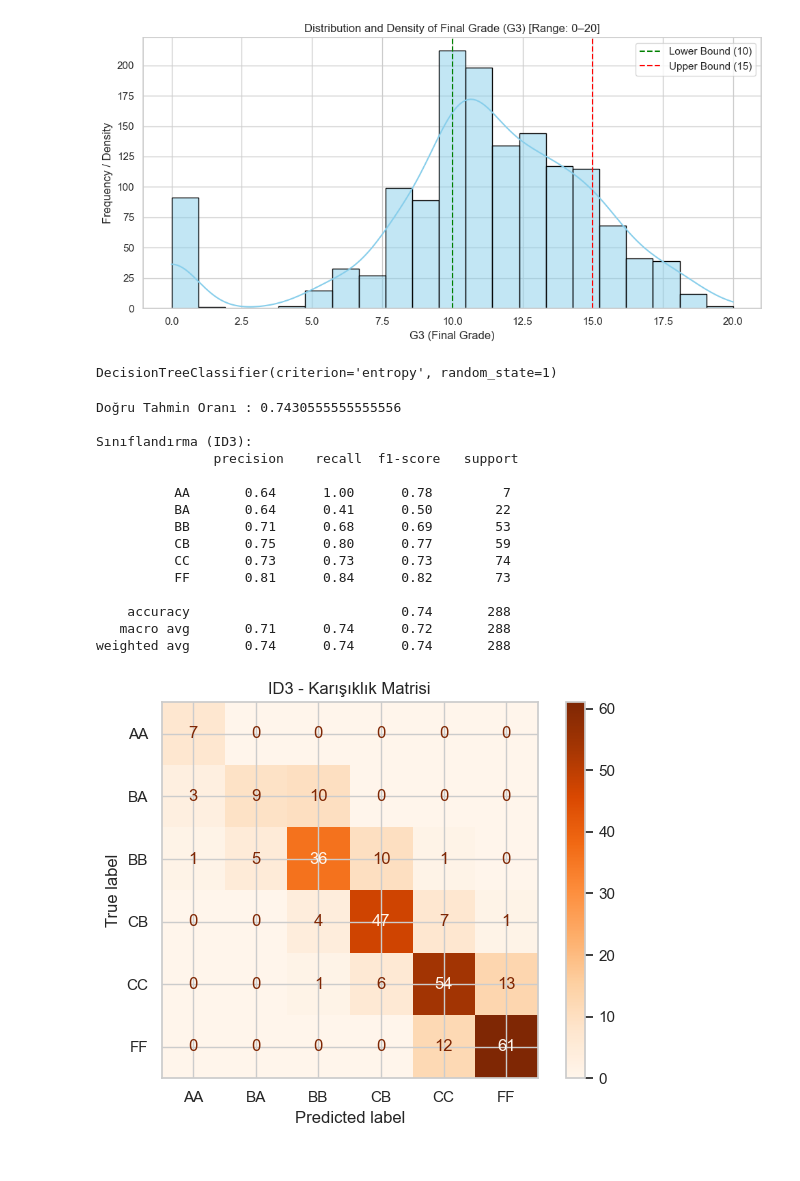
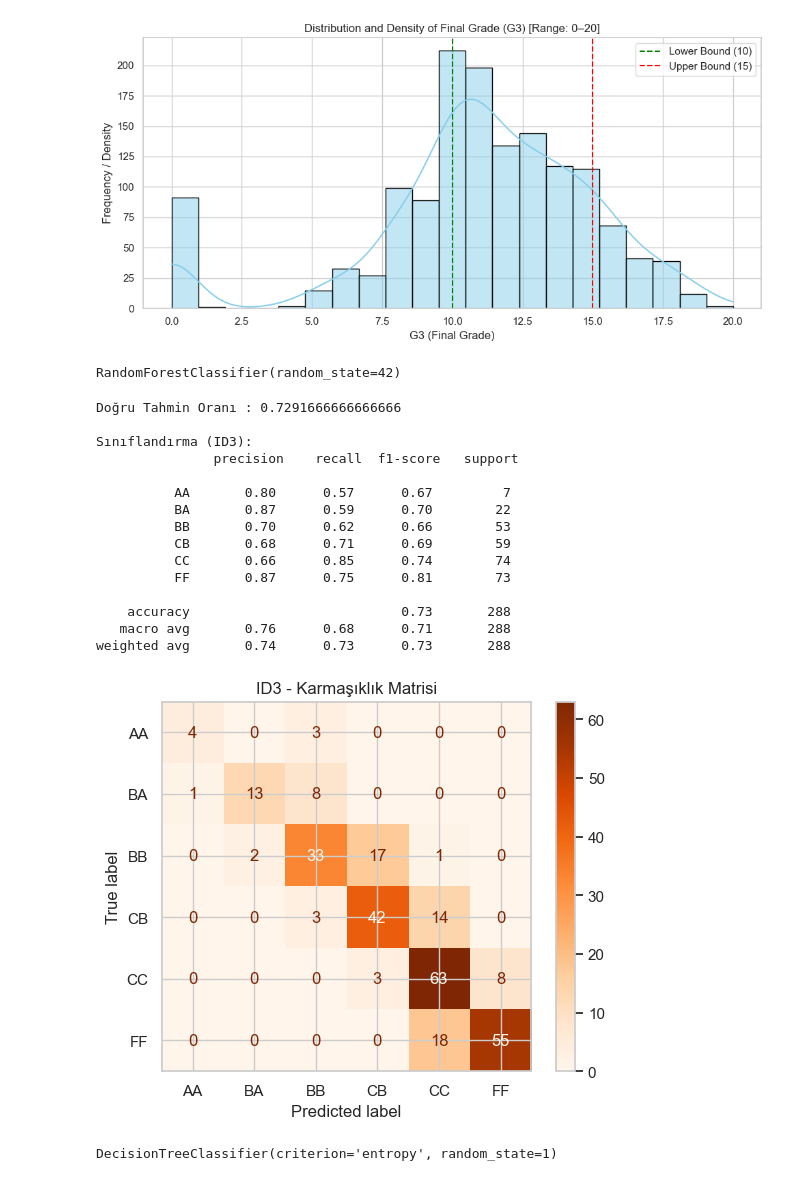
Before and after one commit to halkhattab63/Student-Performance-Prediction, a Jupyter notebook: src/graf_Performance_Prediction_Updated.ipynb, the cells around one changed output. Cells and saved outputs as stored; diff of their text form; code cells hidden in the pictures.

```diff
--- a/src/graf_Performance_Prediction_Updated.ipynb
+++ b/src/graf_Performance_Prediction_Updated.ipynb
@@ -612,42 +621,40 @@ y = dataset['G3']
 # %%
 # 1. Veriyi eğitim ve test kümelerine ayır
 X_train, X_test, y_train, y_test = train_test_split(X, y, test_size=0.2, random_state=42)
-# %%
-# 2. ID3 algoritması ile modeli eğit
-clf = DecisionTreeClassifier(criterion="entropy", random_state=1)
-clf.fit(X_train, y_train)
-# %% [output]
-DecisionTreeClassifier(criterion='entropy', random_state=1)
+# %%
+# Modeli oluştur ve eğit
+rf = RandomForestClassifier(n_estimators=100, random_state=42)
+rf.fit(X_train, y_train)
+# %% [output]
+RandomForestClassifier(random_state=42)
 # %%
-# 3. Test verisi üzerinde tahmin yap
-y_pred = clf.predict(X_test)
+# Tahmin yap
+y_pred = rf.predict(X_test)
 # %%
 # Başarıyı değerlendir
 print("Doğru Tahmin Oranı :", accuracy_score(y_test, y_pred))
 print("\nSınıflandırma (ID3):\n", classification_report(y_test, y_pred))
 # %% [output]
-Doğru Tahmin Oranı : 0.7430555555555556
+Doğru Tahmin Oranı : 0.7291666666666666
 
 Sınıflandırma (ID3):
                precision    recall  f1-score   support
 
-          AA       0.64      1.00      0.78         7
-          BA       0.64      0.41      0.50        22
-          BB       0.71      0.68      0.69        53
-          CB       0.75      0.80      0.77        59
-          CC       0.73      0.73      0.73        74
-          FF       0.81      0.84      0.82        73
+          AA       0.80      0.57      0.67         7
+          BA       0.87      0.59      0.70        22
+          BB       0.70      0.62      0.66        53
+          CB       0.68      0.71      0.69        59
+          CC       0.66      0.85      0.74        74
+          FF       0.87      0.75      0.81        73
 
-    accuracy                           0.74       288
-   macro avg       0.71      0.74      0.72       288
-weighted avg       0.74      0.74      0.74       288
+    accuracy                           0.73       288
+   macro avg       0.76      0.68      0.71       288
+weighted avg       0.74      0.73      0.73       288
 # %%
-# 4. Karışıklık Matrisi oluştur ve görselleştir
 cm = confusion_matrix(y_test, y_pred, labels=clf.classes_)
 disp = ConfusionMatrixDisplay(confusion_matrix=cm, display_labels=clf.classes_)
 disp.plot(cmap=plt.cm.Oranges)
-plt.title("ID3 - Karışıklık Matrisi")
-plt.tight_layout()
+plt.title("ID3 - Karmaşıklık Matrisi")
 plt.show()
 # %% [output]
-[figure, old version]
+[figure, new version]
@@ -653,0 +669,6 @@ plt.show()
+# %%
+# ID3 algoritması ile model (entropy -> ID3)
+clf = DecisionTreeClassifier(criterion="entropy", random_state=1)
+clf.fit(X_train, y_train)
+# %% [output]
+DecisionTreeClassifier(criterion='entropy', random_state=1)
```
Also changed, not shown: parts of 11 cells of this notebook.
